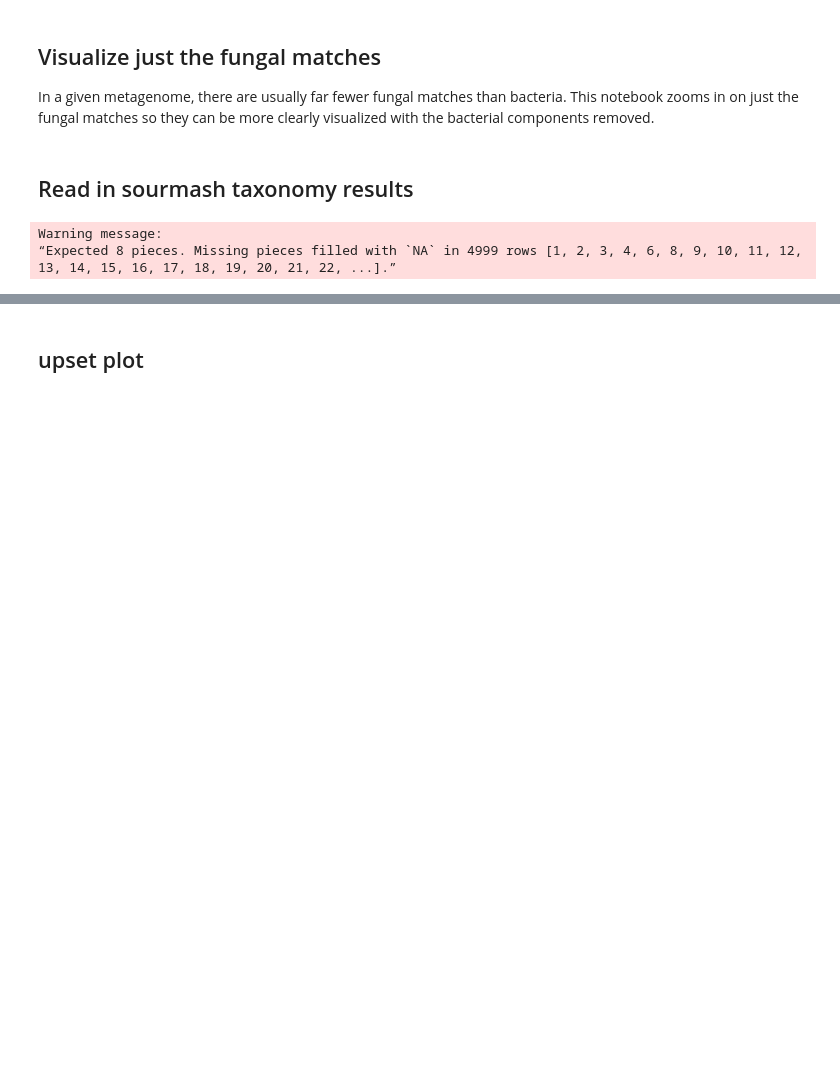
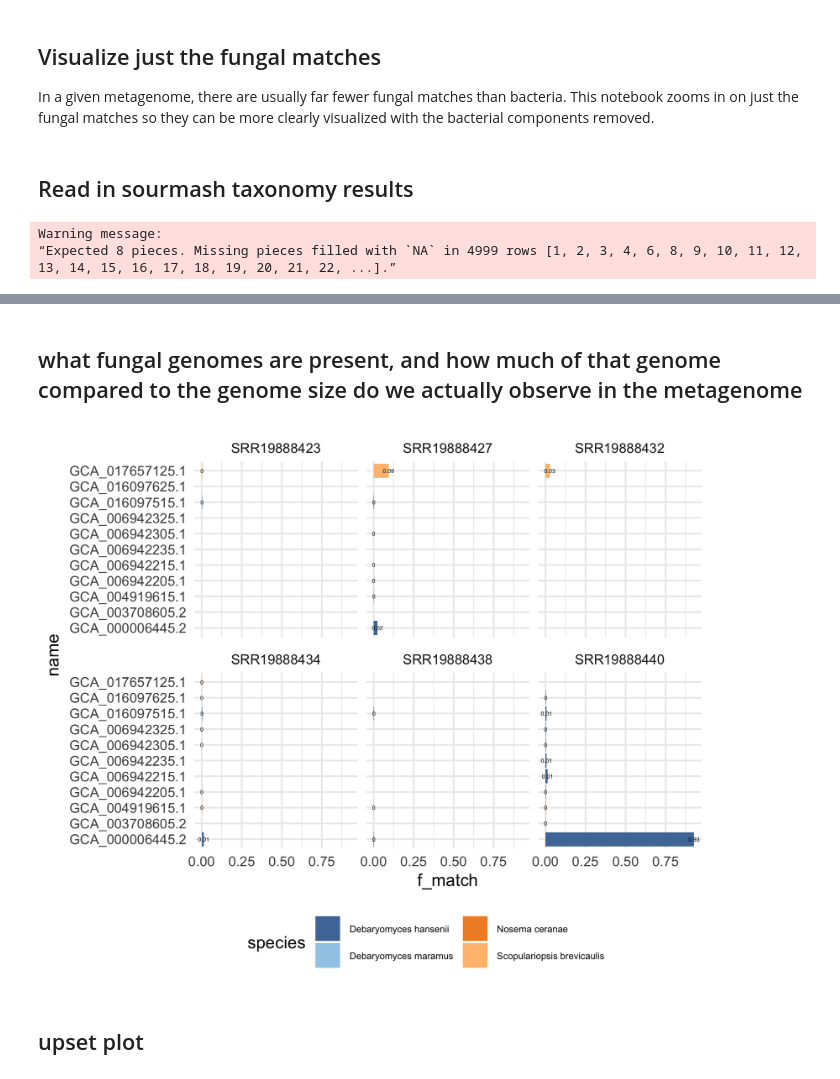
Before and after one commit to Arcadia-Science/2022-prjna853785-sourmash, a Jupyter notebook: notebooks/20220915-visualize-genbank-fungi.ipynb, the cells around one changed output, grey strips where cells are left out. Saved outputs shown, nothing was run; the diff lists cells and outputs as text; code cells hidden in the pictures; blank space fills up the shorter version.

```diff
--- a/notebooks/20220915-visualize-genbank-fungi.ipynb
+++ b/notebooks/20220915-visualize-genbank-fungi.ipynb
@@ -51,3 +59,17 @@ length(unique(sourmash_taxonomy_results$genus))
+# %% [markdown]
+## what fungal genomes are present, and how much of that genome compared to the genome size do we actually observe in the metagenome
+# %%
+ggplot(sourmash_taxonomy_results, aes(x = name, y = f_match, fill = species)) +
+  geom_col() +
+  coord_flip() +
+  theme_minimal() +
+  geom_text(aes(label = round(f_match, digits = 2)), size = 1.3) +
+  scale_fill_tableau(palette = "Tableau 20") +
+  theme(legend.position = "bottom", legend.text = element_text(size = 6)) +
+  guides(fill = guide_legend(ncol=3)) +
+  facet_wrap(~query_name)
+# %% [output]
+[figure, added]
 # %% [markdown]
 ## upset plot
 # %%
```
Also changed, not shown: parts of 9 cells of this notebook.
